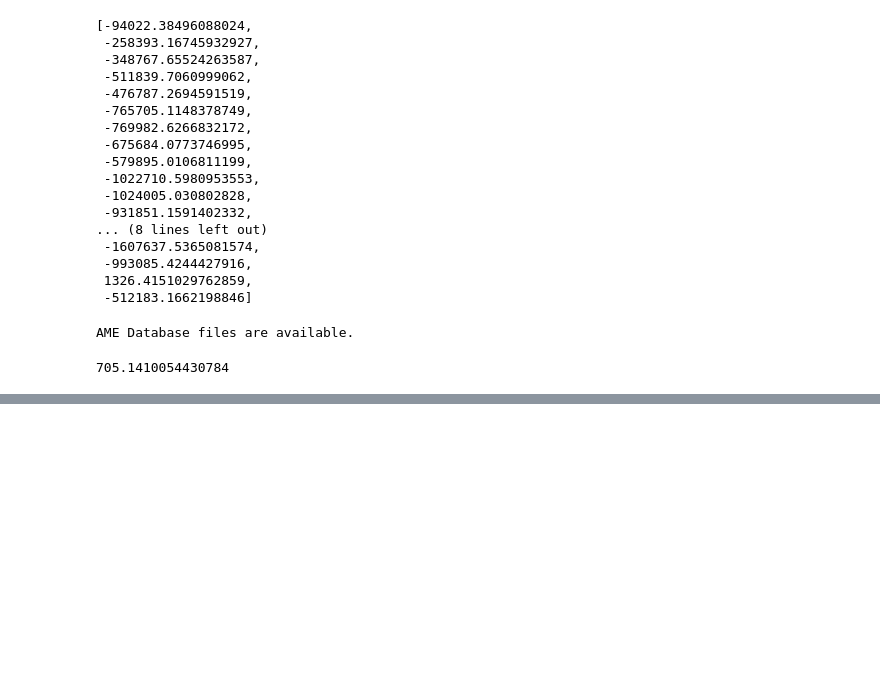
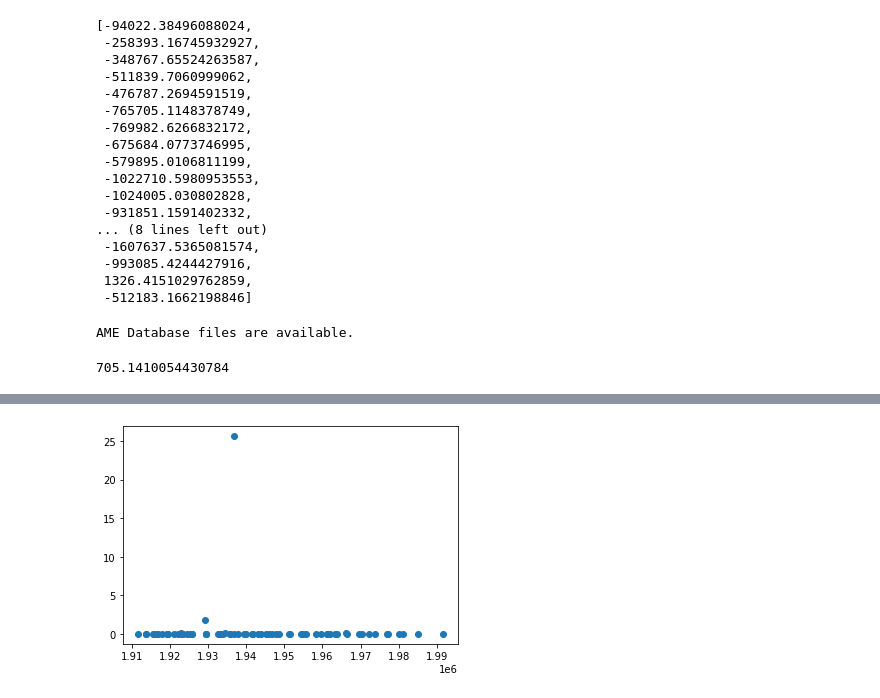
Before and after one commit to DFreireF/rionmass, a Jupyter notebook: RionMass/CMM-David.ipynb, the cells around one changed output, grey strips where cells are left out. Saved outputs shown, nothing was run; the diff lists cells and outputs as text; code cells hidden in the pictures; blank space fills up the shorter version.

```diff
--- a/RionMass/CMM-David.ipynb
+++ b/RionMass/CMM-David.ipynb
@@ -838,0 +960,11 @@ AME Database files are available.
+# %%
+stripped = np.array([strip_name(name) for name in name2])
+atomic_num, element, charge = int(stripped[:,0]), stripped[:,1], int(stripped[:,2])
+particles = np.array([])
+for aa, ele, charg in zip(atomic_num,element,charge):
+    for i in AMEData().ame_table:
+        if str(i[6]) == str(ele):
+            particle = Particle(int(i[4]), int(aa) - i[4], AMEData(), Ring('ESR', 108.4))
+            particle.qq = int(charg)
+            particles = np.append(particles, particle)
+            break
@@ -838,0 +989,11 @@ AME Database files are available.
+# %%
+atomic_mass_u = np.array([particle.get_atomic_mass_in_u() for particle in particles])
+atomic_mass_error_u = np.array([particle.tbl_am_err_microu / 1e6 for particle in particles])
+ionic_mass_u = np.array([particle.get_ionic_mass_in_u() for particle in particles])
+benergy_u = np.array([ionic_mass_u[i] - atomic_mass_u[i] for i in range(len(atomic_mass_u))])
+# %%
+references = np.ones(len(benergy_u))
+references[40] = 0 #Just for trying
+# %%
+charge = [int(c) for c in charge]
+references = np.array([int(r) for r in references])
@@ -838,0 +1077,5 @@ AME Database files are available.
+# %%
+plt.errorbar(freq,AMEData.to_mev(cmass - atomic_mass_u) * 1e3, fmt = 'o')
+plt.show()
+# %% [output]
+[figure, added]
```
Also changed, not shown: parts of 25 cells of this notebook.
